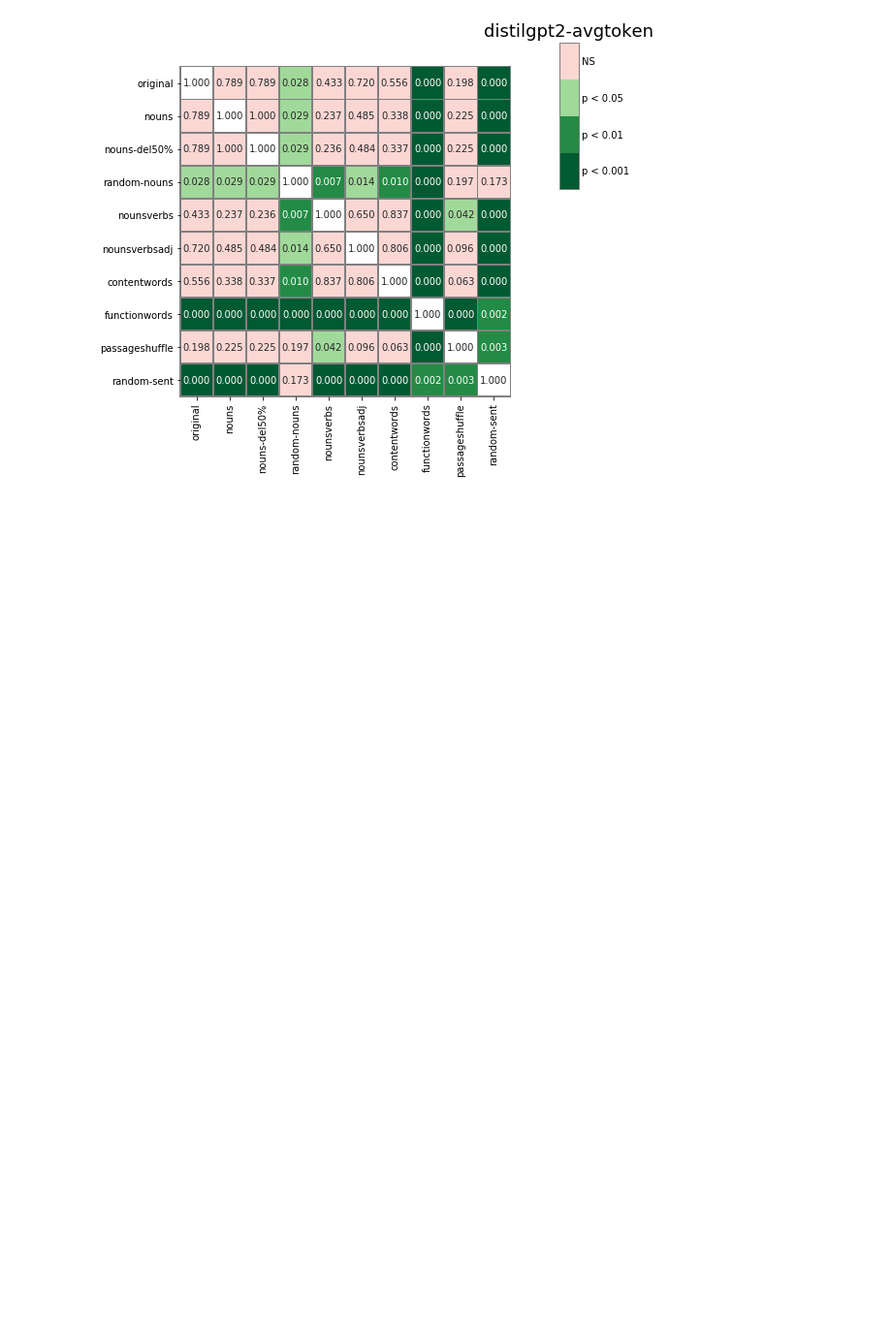
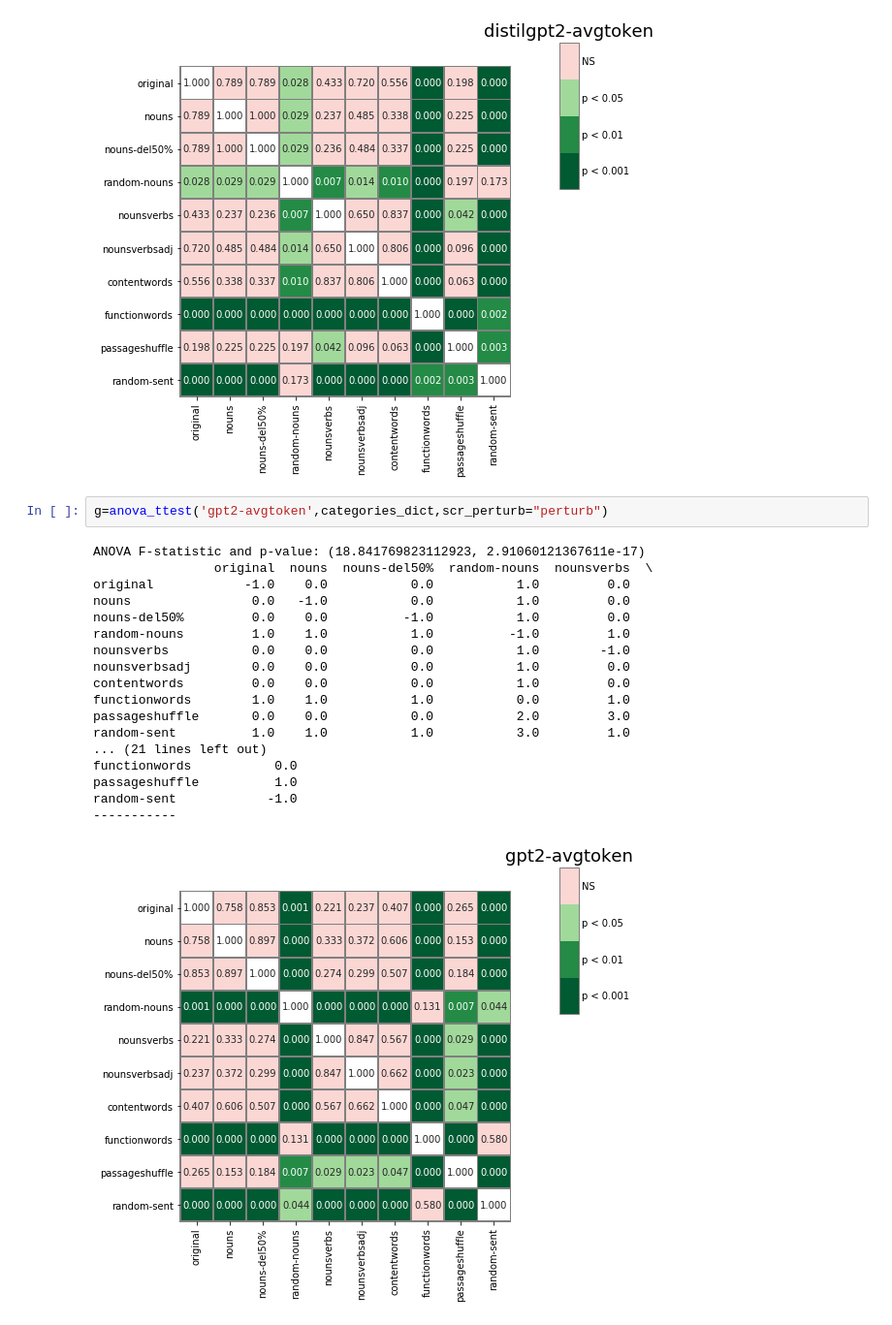
Before and after one commit to carina-kauf/perturbed-neural-nlp, a Jupyter notebook: analysis/stats-match-to-brain.ipynb, the cells around one changed output. Shown: that part at 97% size. Cells and saved outputs as stored; diff of their text form; blank space fills up the shorter version.

```diff
--- a/analysis/stats-match-to-brain.ipynb
+++ b/analysis/stats-match-to-brain.ipynb
@@ -288,3 +288,24 @@ passageshuffle          2.0
 random-sent            -1.0
 -----------
 [figure]
+# %%
+g=anova_ttest('gpt2-avgtoken',categories_dict,scr_perturb="perturb")
+# %% [output]
+ANOVA F-statistic and p-value: (18.841769823112923, 2.91060121367611e-17)
+                original  nouns  nouns-del50%  random-nouns  nounsverbs  \
+original            -1.0    0.0           0.0           1.0         0.0
+nouns                0.0   -1.0           0.0           1.0         0.0
+nouns-del50%         0.0    0.0          -1.0           1.0         0.0
+random-nouns         1.0    1.0           1.0          -1.0         1.0
+nounsverbs           0.0    0.0           0.0           1.0        -1.0
+nounsverbsadj        0.0    0.0           0.0           1.0         0.0
+contentwords         0.0    0.0           0.0           1.0         0.0
+functionwords        1.0    1.0           1.0           0.0         1.0
+passageshuffle       0.0    0.0           0.0           2.0         3.0
+random-sent          1.0    1.0           1.0           3.0         1.0
+... (21 lines left out)
+functionwords           0.0
+passageshuffle          1.0
+random-sent            -1.0
+-----------
+[figure, added]
```
Also changed, not shown: parts of 7 cells of this notebook.
